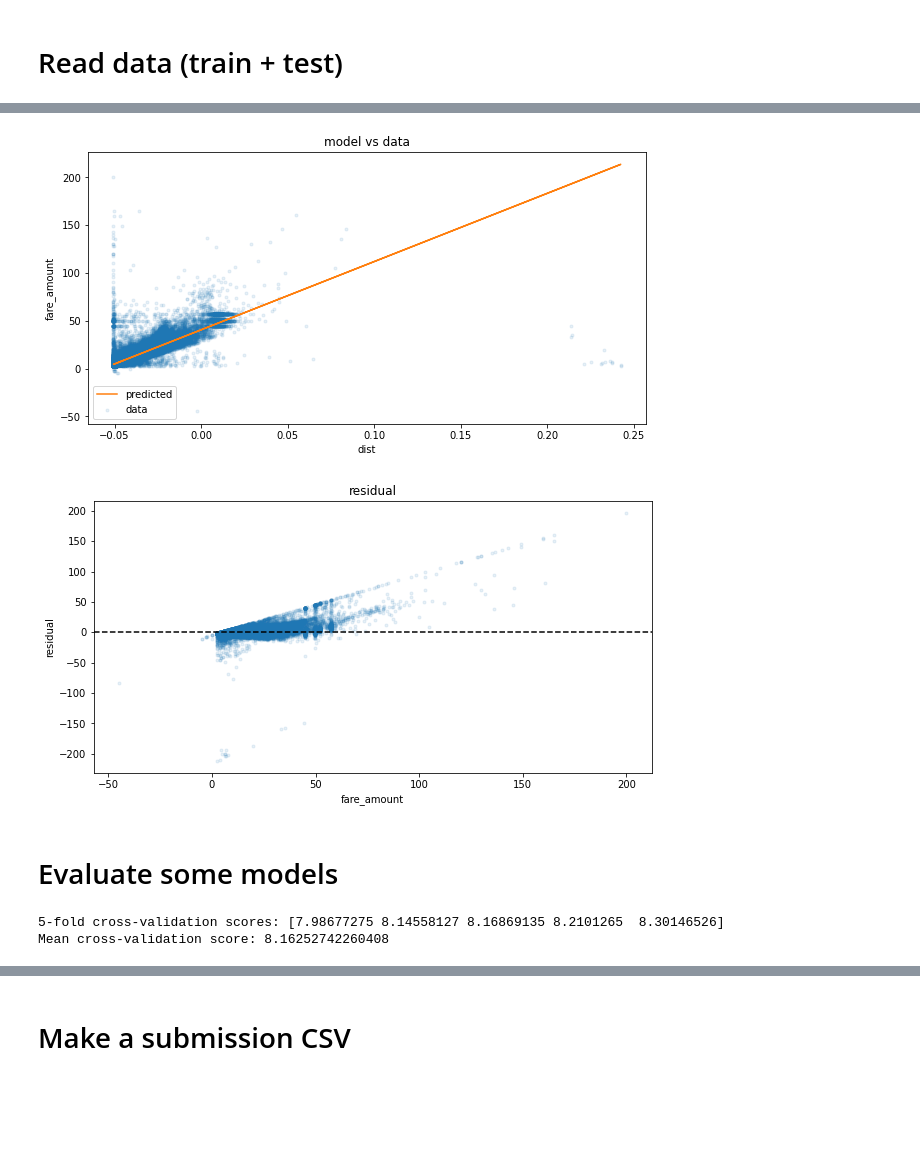
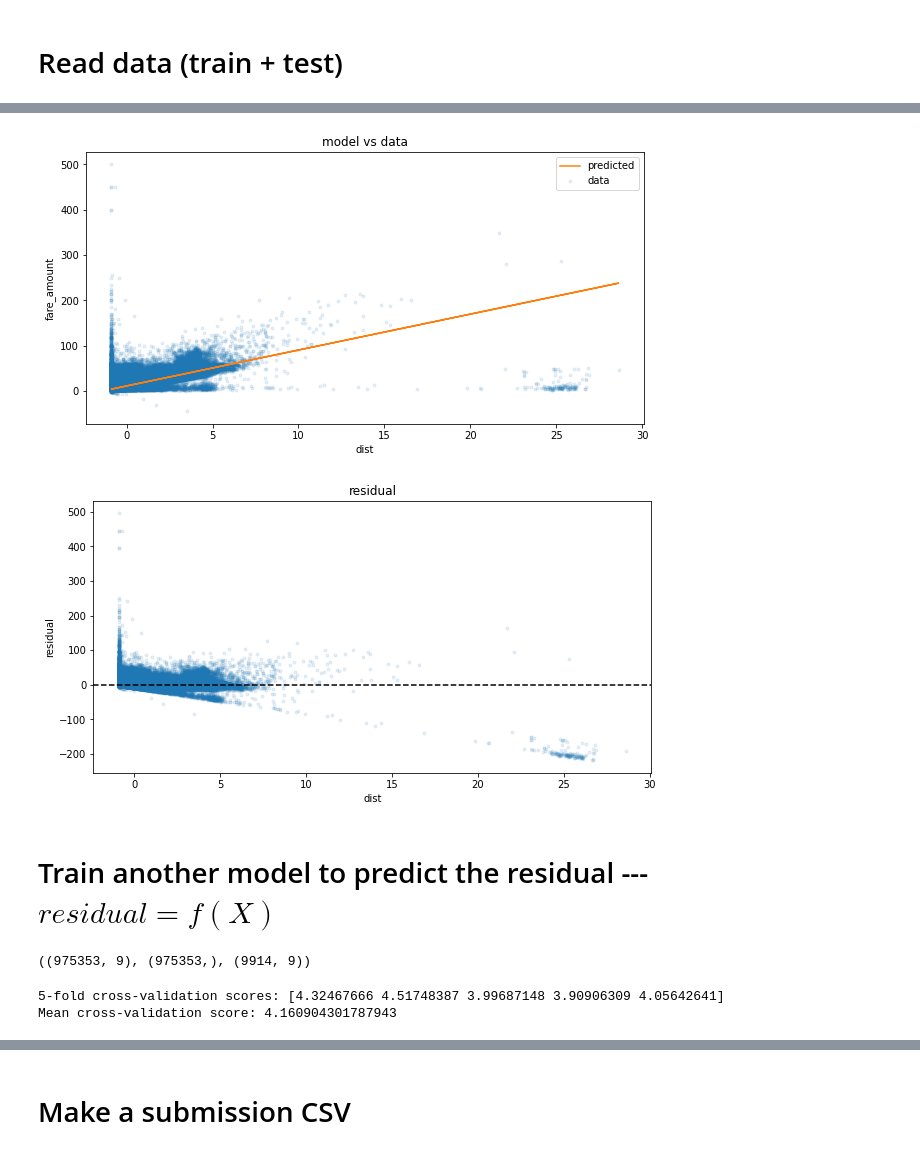
Before and after one commit to cfong32/data6100-final-proj, a Jupyter notebook: data6100_final_proj.ipynb, the cells around one changed output, grey strips where cells are left out. Cells and saved outputs as stored; diff of their text form; code cells hidden in the pictures; blank space fills up the shorter version.

Commit message:
Tested linear model + residual prediction

```diff
--- a/data6100_final_proj.ipynb
+++ b/data6100_final_proj.ipynb
@@ -38,25 +47,21 @@ def compute_dist(df):
 
 df = (
     pd.concat([
-        (pd.read_csv('train.csv', nrows=100_000)    # read nrows ONLY, the whole set contains >55M rows
+        (pd.read_csv('train.csv', nrows=1_000_000)    # read nrows ONLY, the whole set contains >55M rows
          .assign(dataset='train')),
         (pd.read_csv('test.csv')
          .assign(dataset='test')),
     ])
     .assign(
-        pickup_datetime=lambda x: pd.to_datetime(x.pickup_datetime),
+        pickup_datetime=lambda x: pd.to_datetime(x.pickup_datetime).dt.tz_convert('America/New_York'),
         year   =lambda x: x.pickup_datetime.dt.year,
         month  =lambda x: x.pickup_datetime.dt.month,
-        day    =lambda x: x.pickup_datetime.dt.day,
         weekday=lambda x: x.pickup_datetime.dt.weekday,
         hour   =lambda x: x.pickup_datetime.dt.hour,
-        minute =lambda x: x.pickup_datetime.dt.minute,
         dist   =lambda x: compute_dist(x),
      )
 )
-trainset = df.dataset == 'train'
-testset  = df.dataset == 'test'
 
-print(f'train: {trainset.sum()}, test: {testset.sum()}')
+print(f'# of rows: {df.dataset.value_counts().to_dict()}')
 display(df)
 # %% [output]
@@ -173,13 +179,13 @@ Mean cross-validation score: 5.599110979519088
 # %%
-# Fit a model to obtain learned parameters
+# Fit model
 
-model.fit(X_train_dist_only, y_train)
-y_hat = model.predict(X_train_dist_only)
+model.fit(X_train, y_train)
+y_hat = model.predict(X_train)
 y_residual = y_train - y_hat
 
 beta = model.coef_[0]
-offset = model.intercept_
+gamma = model.intercept_
 print(f'Model equation:')
-print(f'fare_amount = dist * {beta} + {offset}')
+print(f'fare_amount = dist * {beta} + {gamma}')
 # %% [output]
 Model equation:
@@ -187,34 +209,53 @@ fare_amount = dist * 713.73200109713 + 40.472861661930104
 # %%
-# Visualize model performance
+# Visualize performance of the linear model
 
 plt.figure(figsize=(10,5))
-plt.scatter(X_train_dist_only, y_train, label='data', alpha=0.1, marker='.', color='C0')
-plt.plot(X_train_dist_only, y_hat, label='predicted', color='C1')
+plt.scatter(X_train, y_train, label='data', alpha=0.1, marker='.', color='C0')
+plt.plot(X_train, y_hat, label='predicted', color='C1')
 plt.title('model vs data')
 plt.ylabel('fare_amount')
 plt.xlabel('dist')
 plt.legend()
 plt.show()
 
 plt.figure(figsize=(10,5))
-plt.scatter(y_train, y_residual, label='data', alpha=0.1, marker='.', color='C0')
+plt.scatter(X_train, y_residual, label='data', alpha=0.1, marker='.', color='C0')
 plt.axhline(0, color='k', ls='--')
 plt.title('residual')
 plt.ylabel('residual')
-plt.xlabel('fare_amount')
+plt.xlabel('dist')
 plt.show()
 # %% [output]
-[figure, old version]
+[figure, new version]
-[figure, old version]
+[figure, new version]
-# %% [markdown]
-# Evaluate some models
+# %% [markdown]
+# Train another model to predict the residual --- $residual = f(X)$
+# %%
+# Input and output variables
+cols_X = [
+    'pickup_latitude',
+    'pickup_longitude',
+    'dropoff_latitude',
+    'dropoff_longitude',
+    'passenger_count',
+    'year',
+    'month',
+    'weekday',
+    'hour',
+]
+col_y = 'lm_residual'
+X_train, y_train, X_test, _, _ = standardize_n_prepare_Xy(df, cols_X, col_y)
+
+X_train.shape, y_train.shape, X_test.shape
+# %% [output]
+((975353, 9), (975353,), (9914, 9))
 # %%
-# Logistic Regression
+# Histogram-based Gradient Boosting Regression Tree
+# https://scikit-learn.org/stable/modules/generated/sklearn.ensemble.HistGradientBoostingRegressor.html#sklearn.ensemble.HistGradientBoostingRegressor
 
-from sklearn.model_selection import cross_val_score
-from sklearn.linear_model import LinearRegression
+# Evaluate performnace using CV
 
-model = LinearRegression()
+model = HistGradientBoostingRegressor()
 scores = -cross_val_score(model,
                           X_train,
                           y_train,
@@ -224,5 +265,5 @@ scores = -cross_val_score(model,
 print('5-fold cross-validation scores:', scores)
 print('Mean cross-validation score:', np.mean(scores))
 # %% [output]
-5-fold cross-validation scores: [7.98677275 8.14558127 8.16869135 8.2101265  8.30146526]
-Mean cross-validation score: 8.16252742260408
+5-fold cross-validation scores: [4.32467666 4.51748387 3.99687148 3.90906309 4.05642641]
+Mean cross-validation score: 4.160904301787943
```
Also changed, not shown: parts of 23 cells of this notebook.
